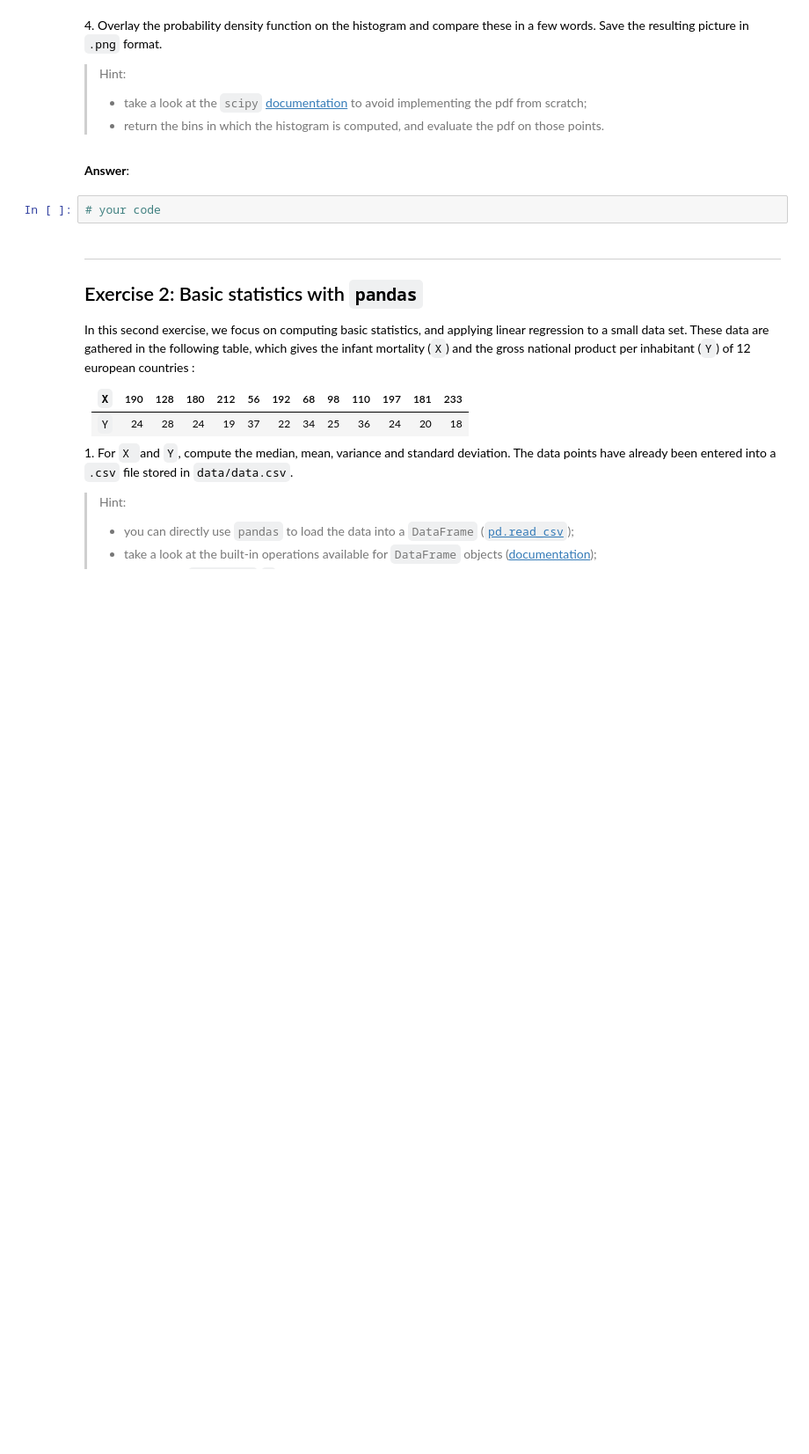
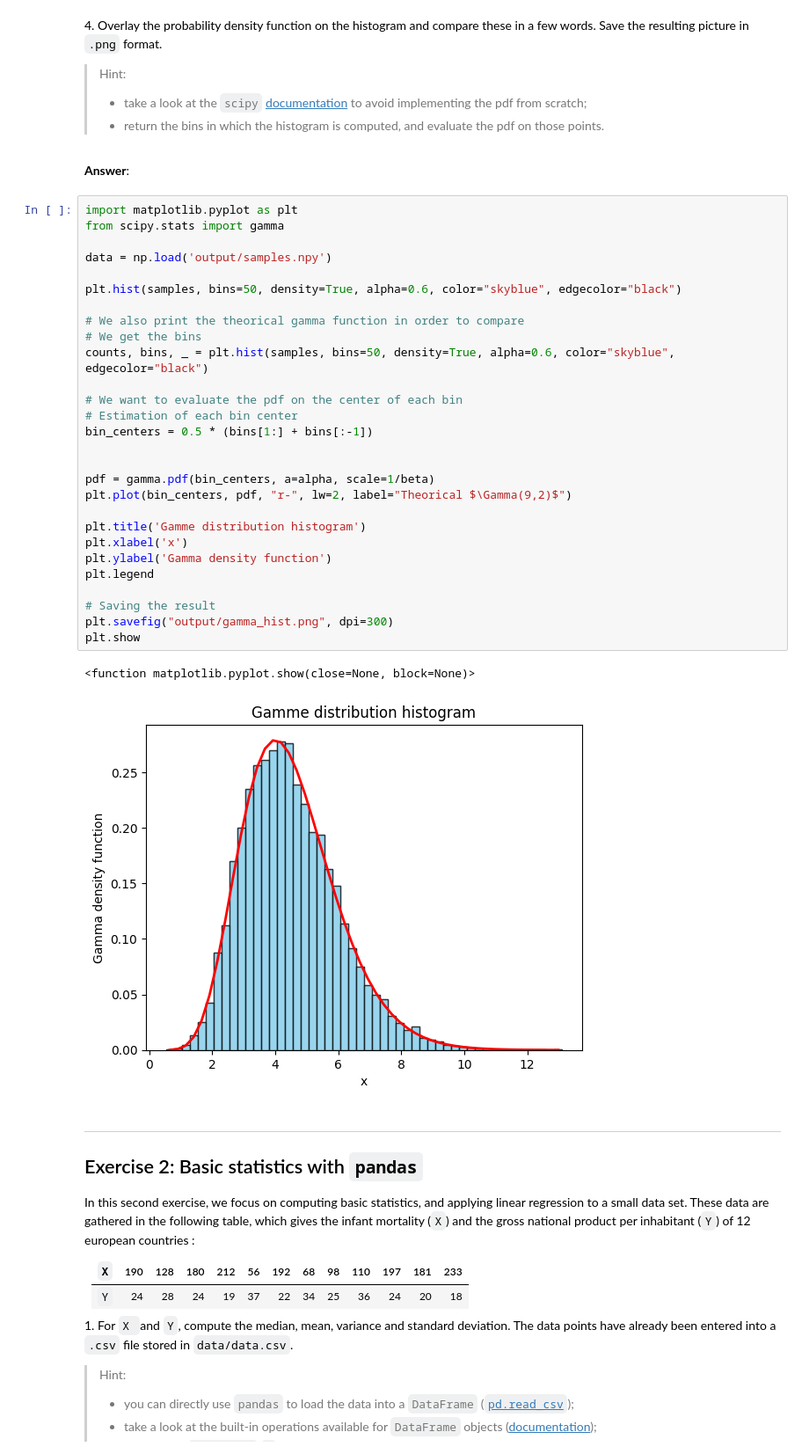
Before and after one commit to remsitoo/python_sdia, a Jupyter notebook: Labs/Lab2/lab2.ipynb, the cells around one changed output. Shown at 88% size. Cells and saved outputs as stored; diff of their text form; blank space fills up the shorter version.

```diff
--- a/Labs/Lab2/lab2.ipynb
+++ b/Labs/Lab2/lab2.ipynb
@@ -75,8 +115,37 @@ and displaying their histogram. In the following, we consider $(\alpha, \beta) =
 > - return the bins in which the histogram is computed, and evaluate the pdf on those points.
 # %% [markdown]
 **Answer**:
-# %%
-# your code
+# %%
+import matplotlib.pyplot as plt
+from scipy.stats import gamma
+
+data = np.load('output/samples.npy')
+
+plt.hist(samples, bins=50, density=True, alpha=0.6, color="skyblue", edgecolor="black")
+
+# We also print the theorical gamma function in order to compare
+# We get the bins
+counts, bins, _ = plt.hist(samples, bins=50, density=True, alpha=0.6, color="skyblue", edgecolor="black")
+
+# We want to evaluate the pdf on the center of each bin
+# Estimation of each bin center
+bin_centers = 0.5 * (bins[1:] + bins[:-1])
+
+
+pdf = gamma.pdf(bin_centers, a=alpha, scale=1/beta)
+plt.plot(bin_centers, pdf, "r-", lw=2, label="Theorical $\Gamma(9,2)$")
+
+plt.title('Gamme distribution histogram')
+plt.xlabel('x')
+plt.ylabel('Gamma density function')
+plt.legend
+
+# Saving the result
+plt.savefig("output/gamma_hist.png", dpi=300)
+plt.show
+# %% [output]
+<function matplotlib.pyplot.show(close=None, block=None)>
+[figure, added]
 # %% [markdown]
 ---
 ## <a name="ex2">Exercise 2: Basic statistics with `pandas`</a>
```
Also changed, not shown: parts of 13 cells of this notebook, 3 other files.
